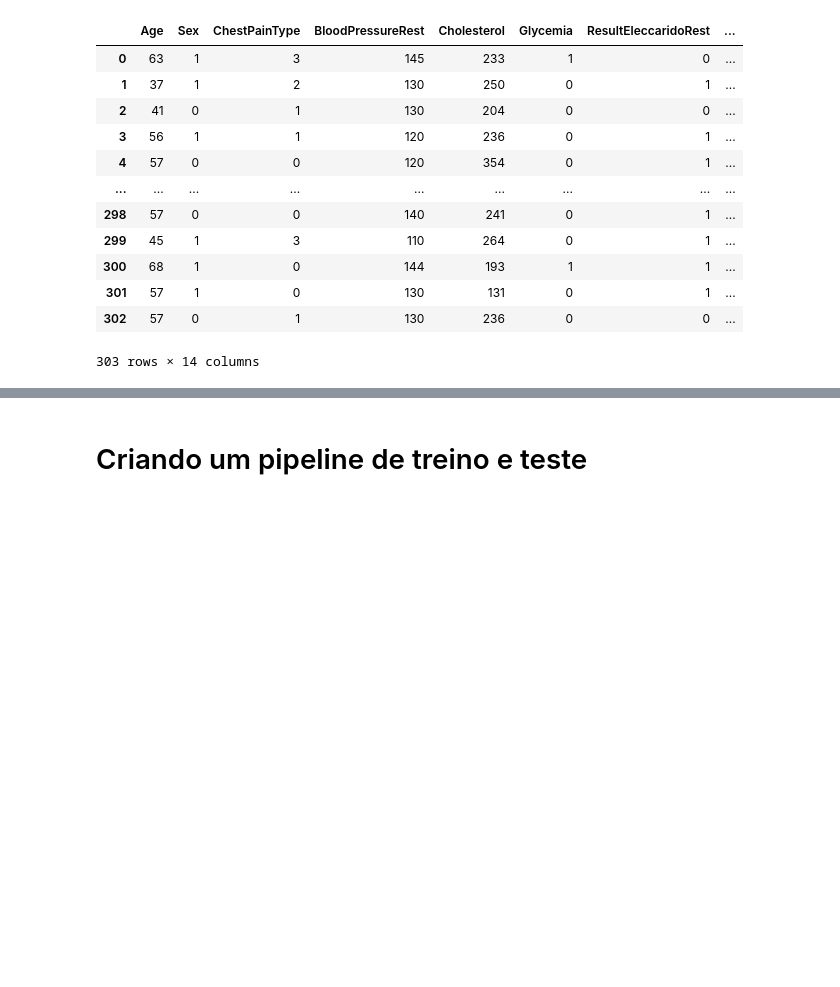
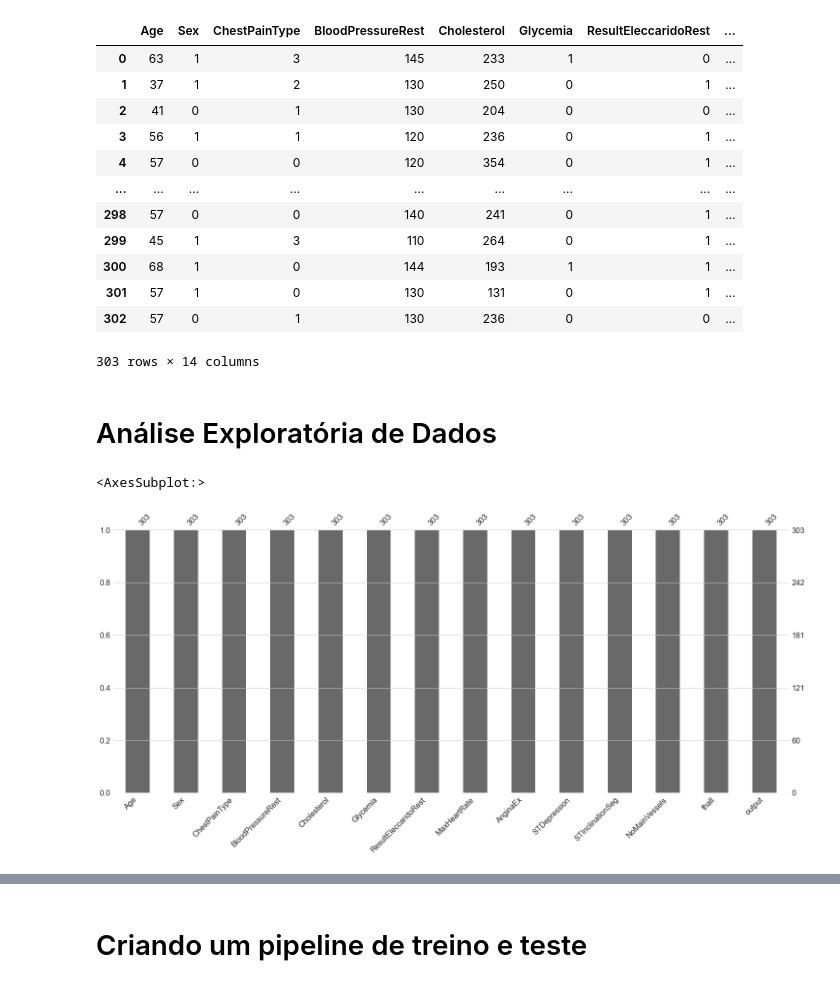
Before and after one commit to pedrofortunato2804/trabalho_final_techshot, a Jupyter notebook: ExercFinal-TechShot.ipynb, the cells around one changed output, grey strips where cells are left out. Saved outputs shown, nothing was run; the diff lists cells and outputs as text; code cells hidden in the pictures; blank space fills up the shorter version.

```diff
--- a/ExercFinal-TechShot.ipynb
+++ b/ExercFinal-TechShot.ipynb
@@ -54,3 +208,10 @@ train
 | 301 | 57 | 1 | 0 | 130 | 131 | 0 | 1 | ... |
 | 302 | 57 | 0 | 1 | 130 | 236 | 0 | 0 | ... |
 303 rows × 14 columns
+# %% [markdown]
+# Análise Exploratória de Dados
+# %%
+msno.bar(train)
+# %% [output]
+<AxesSubplot:>
+[figure, added]
```
Also changed, not shown: parts of 26 cells of this notebook, 1 other file.
